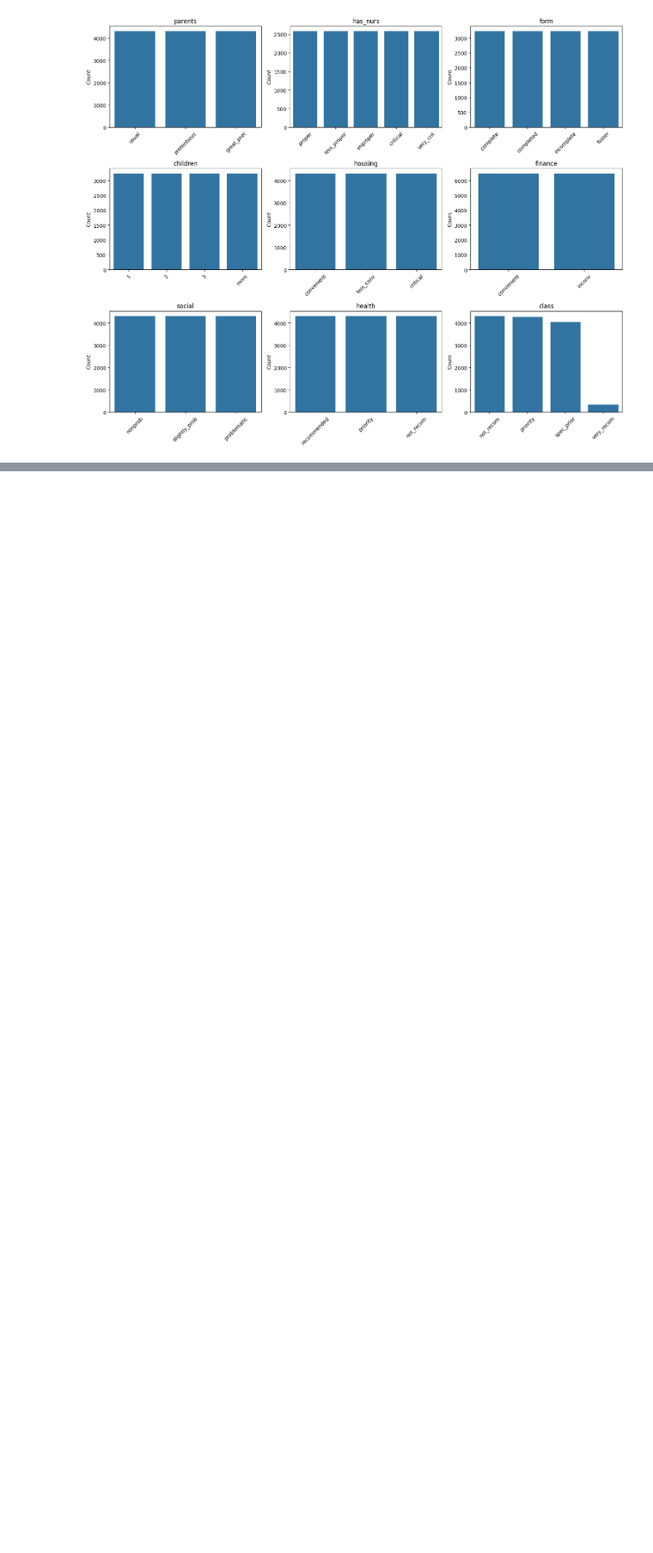
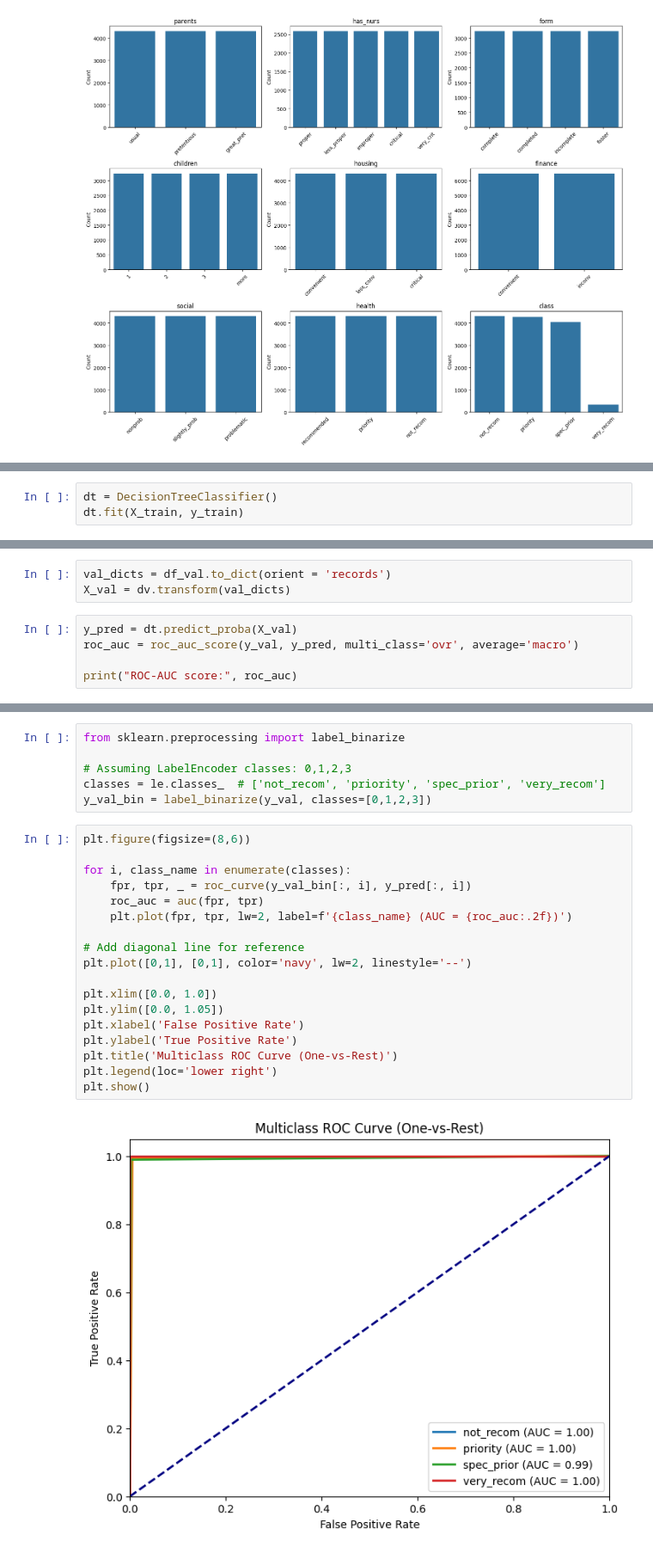
Before and after one commit to rajibulislam1/DataTalksClub, a Jupyter notebook: 2025/Midterm/data.ipynb, the cells around one changed output, grey strips where cells are left out. Shown at 86% size. Saved outputs shown, nothing was run; the diff lists cells and outputs as text; blank space fills up the shorter version.

Commit message:
DecesionTreeRegression model build up

```diff
--- a/2025/Midterm/data.ipynb
+++ b/2025/Midterm/data.ipynb
@@ -215,0 +215,3 @@ plt.show()
+# %%
+dt = DecisionTreeClassifier()
+dt.fit(X_train, y_train)
@@ -215,0 +220,8 @@ plt.show()
+# %%
+val_dicts = df_val.to_dict(orient = 'records')
+X_val = dv.transform(val_dicts)
+# %%
+y_pred = dt.predict_proba(X_val)
+roc_auc = roc_auc_score(y_val, y_pred, multi_class='ovr', average='macro')
+
+print("ROC-AUC score:", roc_auc)
@@ -215,0 +230,26 @@ plt.show()
+# %%
+from sklearn.preprocessing import label_binarize
+
+# Assuming LabelEncoder classes: 0,1,2,3
+classes = le.classes_  # ['not_recom', 'priority', 'spec_prior', 'very_recom']
+y_val_bin = label_binarize(y_val, classes=[0,1,2,3])
+# %%
+plt.figure(figsize=(8,6))
+
+for i, class_name in enumerate(classes):
+    fpr, tpr, _ = roc_curve(y_val_bin[:, i], y_pred[:, i])
+    roc_auc = auc(fpr, tpr)
+    plt.plot(fpr, tpr, lw=2, label=f'{class_name} (AUC = {roc_auc:.2f})')
+
+# Add diagonal line for reference
+plt.plot([0,1], [0,1], color='navy', lw=2, linestyle='--')
+
+plt.xlim([0.0, 1.0])
+plt.ylim([0.0, 1.05])
+plt.xlabel('False Positive Rate')
+plt.ylabel('True Positive Rate')
+plt.title('Multiclass ROC Curve (One-vs-Rest)')
+plt.legend(loc='lower right')
+plt.show()
+# %% [output]
+[figure, added]
```
Also changed, not shown: parts of 24 cells of this notebook.
